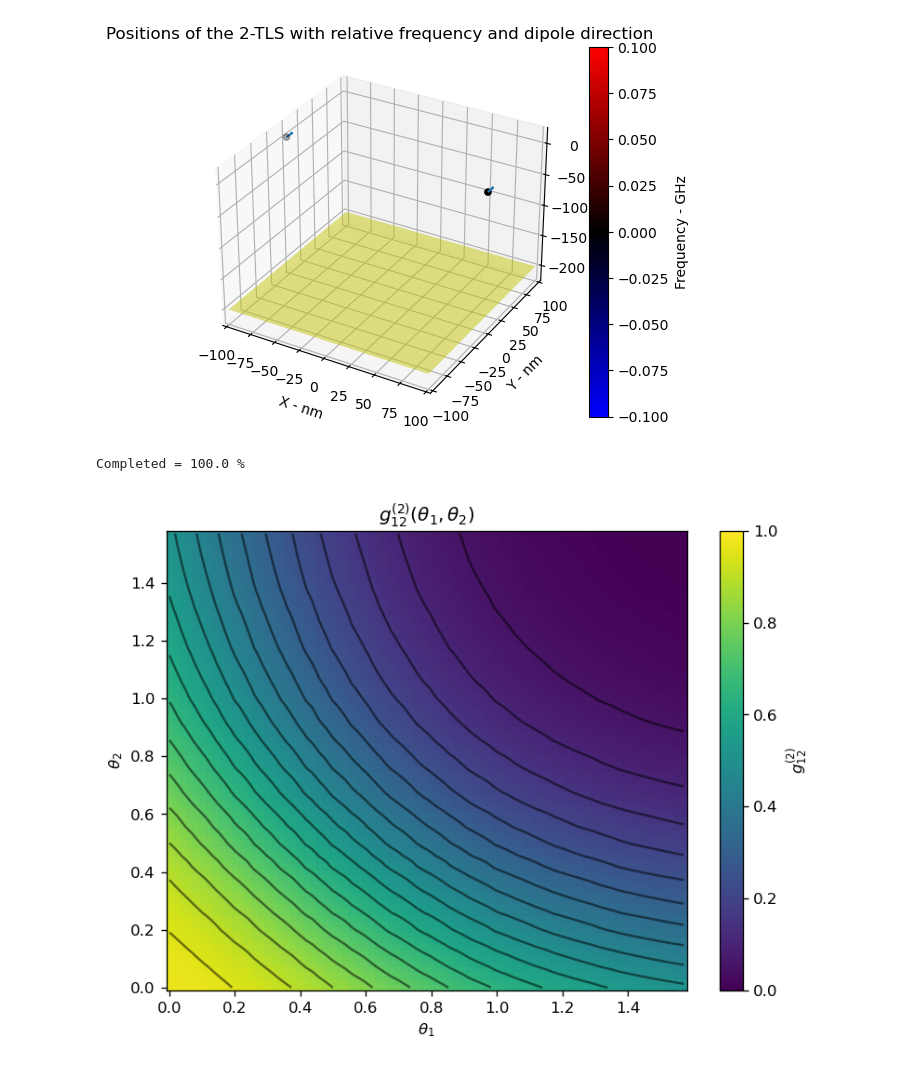
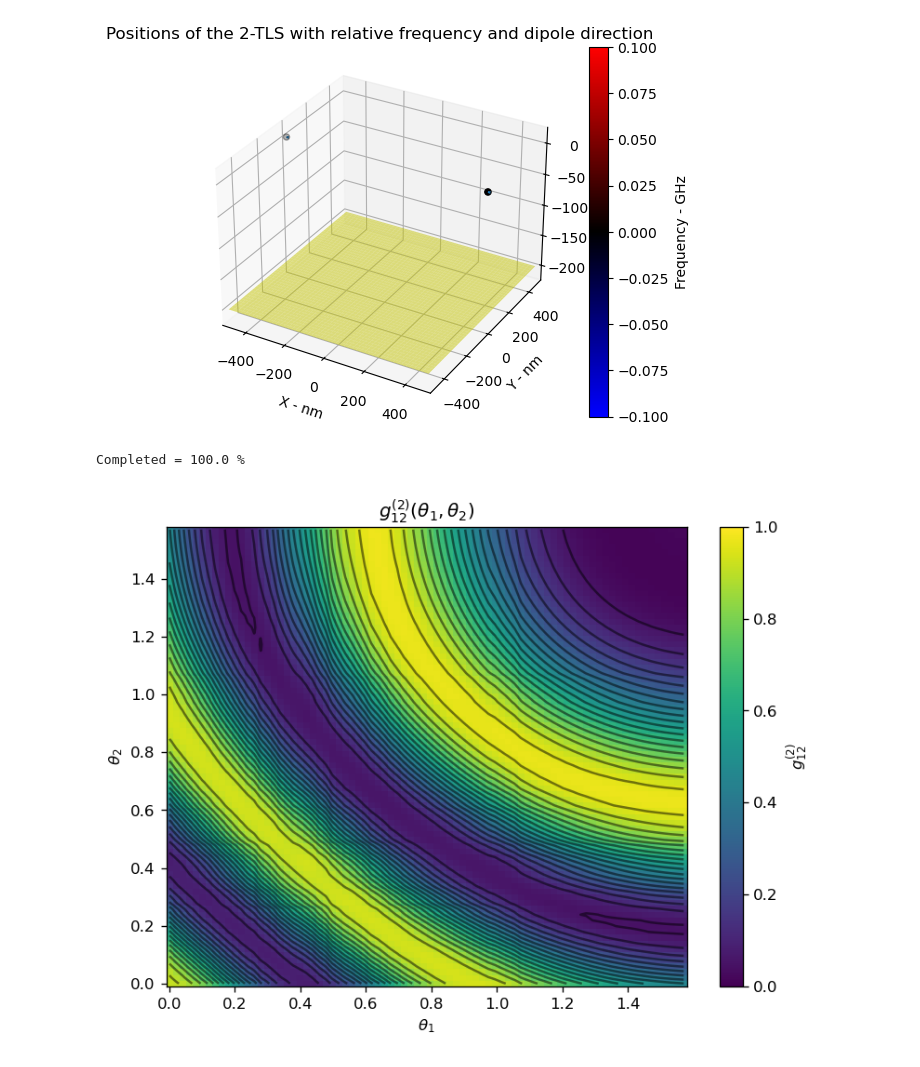
Before and after one commit to Daniele-PyBECTN/molecular_quantum_optics, a Jupyter notebook: Unresolved detection/new_notebooks/semianalytical_g2/semi_analitical_g2.ipynb, the cells around one changed output. Drawn from its saved outputs; the diff is of its cells as text; code cells hidden in the pictures.

```diff
--- a/Unresolved detection/new_notebooks/semianalytical_g2/semi_analitical_g2.ipynb
+++ b/Unresolved detection/new_notebooks/semianalytical_g2/semi_analitical_g2.ipynb
@@ -565,9 +565,9 @@ Ny = 1
 N_TLS = Nx*Ny
 
 
-l0 = 200
+l0 = 1000
 
-theta_NA = np.pi/10
+theta_NA = np.pi/30
 
 
 #R = ordered_chain(l0, N_TLS)
@@ -583,35 +583,35 @@ Lz = 100
 
 sx, sy, sz, s_ = spin_operators(N_TLS)
 
                                     #reference electric field at lambda0 with d = 13 D
 Edd_ref = 0.0248 # kV/cm
                                     #include a golden substrate
 img_active = 1  #choose to use free space '==0' or half space '==1' dyadic Green function
 z0 = - 200     #position in nm of the conductinc plate (only if img_active == 1)
 
                                     # in GHz - detuning of the molecules with respect external pump, molecules losses, dipole-dipole reference scale
 
 
                                     #select orientation dipoles
-direction_dipole = 1    # x==0, y==1, z==2
+direction_dipole = 0    # x==0, y==1, z==2
 
                                     #define dipole moment axis of each TLS
 D = partially_random_dipoles(N_TLS, direction_dipole, 0.0)
 
 plot_points_with_vectors_substrate(R, D, 20., np.zeros(N_TLS), z0)
 
 population = np.zeros(N_TLS)
 vtau = np.linspace(0,12,100)
 tau0_2 = 2.
 tau0_1 = 2.
 g2_n = np.zeros(shape=(N_TLS, len(vtau)))
 g1_n = np.zeros(shape=(N_TLS, len(vtau)))
 for n in range(len(population)):
     population[n] = 1/N_TLS
     g2_n[n, : ] = 1 - np.exp( - vtau/tau0_2 )
     g1_n[n, : ] = np.exp( - vtau/tau0_1 )
 # %% [output]
-[figure, old version]
+[figure, new version]
 # %%
 dist = lam0*40.
 theta = np.linspace( 0., 2.*np.pi, 80)
@@ -738,7 +738,7 @@ plt.tight_layout()
 # plt.savefig('g2_12_thetas.png', dpi=300)
 plt.show()
 # %% [output]
-[figure, old version]
+[figure, new version]
 # %%
 plt.plot(vtau, arr_g2[0,0,:])
 # %% [output]
```
Also changed, not shown: parts of 1 cell of this notebook, 6 other files.
